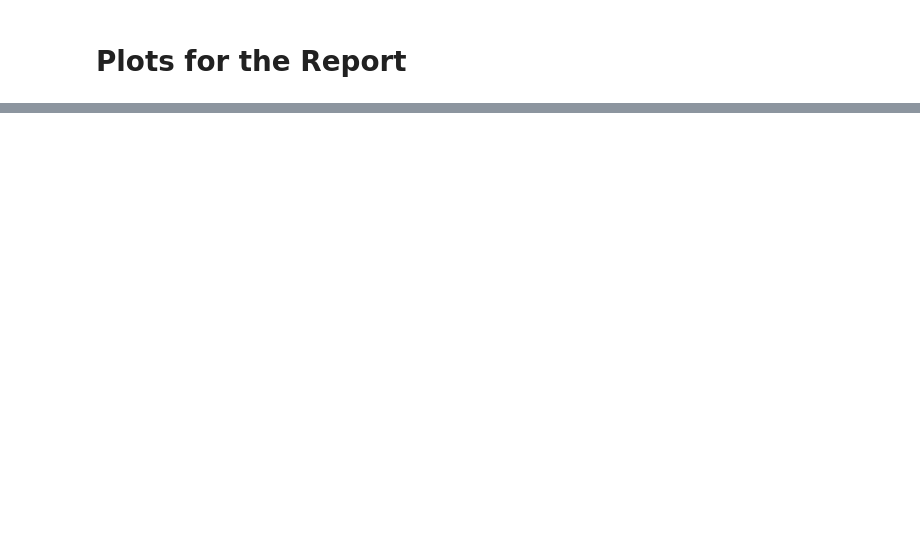
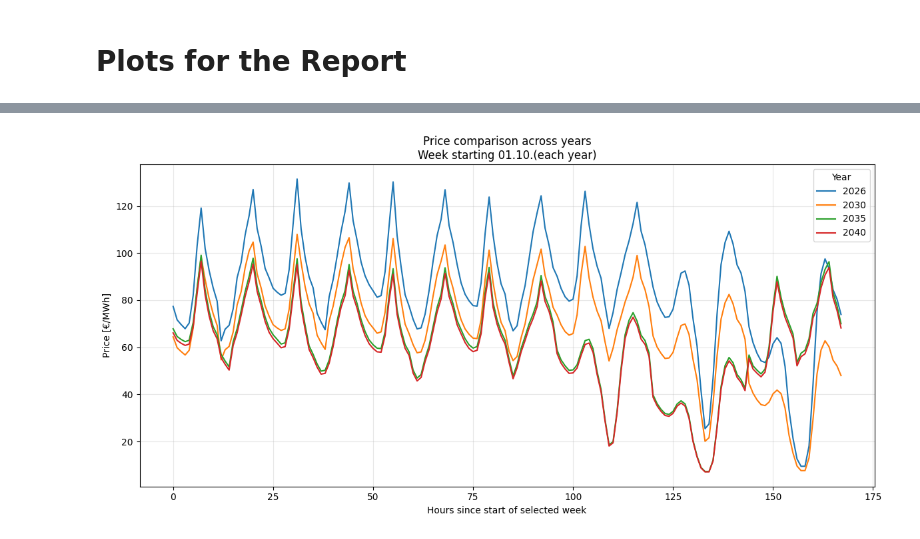
Before and after one commit to JWallimann/Report_Plottings, a Jupyter notebook: Case_Plots.ipynb, the cells around one changed output, grey strips where cells are left out. Cells and saved outputs as stored; diff of their text form; code cells hidden in the pictures; blank space fills up the shorter version.

Commit message:
Plots added

```diff
--- a/Case_Plots.ipynb
+++ b/Case_Plots.ipynb
@@ -9,6 +9,7 @@ import matplotlib.dates as mdates
 import matplotlib.pyplot as plt
 import matplotlib.dates as mdates
 import matplotlib as mpl
+from datetime import timedelta
 
 color_da_node = "#4477aa"
 color_id_node = "#66ccee"
@@ -23,9 +24,11 @@ color_else2 = "#bbbbbb"
 repo_root = Path().resolve()
 file_path_Okey_AG = repo_root / "Case_Plots_Sources" / f"2024_(Baseline)_Okey_AG-ReferenceData.xlsx"
 file_path_ZEV_Waedenswil = repo_root / "Case_Plots_Sources" / f"2024_(Baseline)_ZEV_Waedenswil-ReferenceData.xlsx"
+file_path_hpfc = repo_root / "Case_Plots_Sources" / "HPFC_EXTENDED_2040_weekday_adjusted.csv"
 output_folder = repo_root / "output"
 
 # Read the Excel file
-df_okey_ag = pd.read_excel(file_path_Okey_AG, sheet_name="Sheet1")
-df_zev_waedi = pd.read_excel(file_path_ZEV_Waedenswil, sheet_name="Sheet1")
+#df_okey_ag = pd.read_excel(file_path_Okey_AG, sheet_name="Sheet1")
+#df_zev_waedi = pd.read_excel(file_path_ZEV_Waedenswil, sheet_name="Sheet1")
+df_hpfc = pd.read_csv(file_path_hpfc, sep=';')
 # %%
@@ -164,0 +216,87 @@ plot_consumption_production(filtered_df_zev_waedi)
+# %%
+def plot_week_comparison(
+    df: pd.DataFrame,
+    years: list[int],
+    month: int,
+    day: int,
+    days: int = 7
+):
+    """
+    Plot a specific calendar week (same dates) across multiple years.
+
+    Parameters
+    ----------
+    df : pd.DataFrame
+        Must contain ['Timestamp', 'Price'].
+    years : list[int]
+        Years to compare (e.g. [2026, 2030, 2035, 2040]).
+    month : int
+        Month of the start date (1-12).
+    day : int
+        Day of the month (1-31).
+    days : int
+        Number of days to plot (default 7).
+    """
+
+    df = df.copy()
+
+    # Ensure Timestamp is datetime in DD.MM.YYYY HH:MM format
+    if not pd.api.types.is_datetime64_any_dtype(df["Timestamp"]):
+        df["Timestamp"] = pd.to_datetime(df["Timestamp"], dayfirst=True)
+
+    # Convert Price to numeric (handle "43,21")
+    df["Price"] = (
+        df["Price"].astype(str).str.replace(",", ".", regex=False)
+    )
+    df["Price"] = pd.to_numeric(df["Price"], errors="coerce")
+
+    # Drop invalid price rows
+    df = df.dropna(subset=["Price"])
+
+    # Prepare plot
+    plt.figure(figsize=(12, 6))
+    plotted = False
+
+    for yr in years:
+        # Build the calendar start timestamp for this year
+        start_ts = pd.Timestamp(year=yr, month=month, day=day, hour=0)
+        end_ts = start_ts + timedelta(days=days)
+
+        # Slice this window
+        mask = (df["Timestamp"] >= start_ts) & (df["Timestamp"] < end_ts)
+        df_slice = df[mask].copy()
+
+        if df_slice.empty:
+            print(f"⚠️ No data for {start_ts.date()} in year {yr}, skipping.")
+            continue
+
+        # Create x-axis: hours since start
+        df_slice = df_slice.sort_values("Timestamp")
+        df_slice["Hour"] = (df_slice["Timestamp"] - start_ts).dt.total_seconds() / 3600
+
+        plt.plot(df_slice["Hour"], df_slice["Price"], label=str(yr))
+        plotted = True
+
+    if not plotted:
+        print("⚠️ No valid data found for any selected years.")
+        return
+
+    plt.title(f"Price comparison across years\nWeek starting {day:02d}.{month:02d}.(each year)")
+    plt.xlabel("Hours since start of selected week")
+    plt.ylabel("Price [€/MWh]")
+    plt.grid(alpha=0.3)
+    plt.legend(title="Year")
+    plt.tight_layout()
+    plt.show()
+
+
+years_to_compare = [2026, 2030, 2035, 2040]
+plot_week_comparison(
+    filtered_df_hpfc,
+    years=[2026, 2030, 2035, 2040],
+    month=10,
+    day=1,
+    days=7
+)
+# %% [output]
+[figure, added]
```
Also changed, not shown: parts of 4 cells of this notebook, 11 other files.
